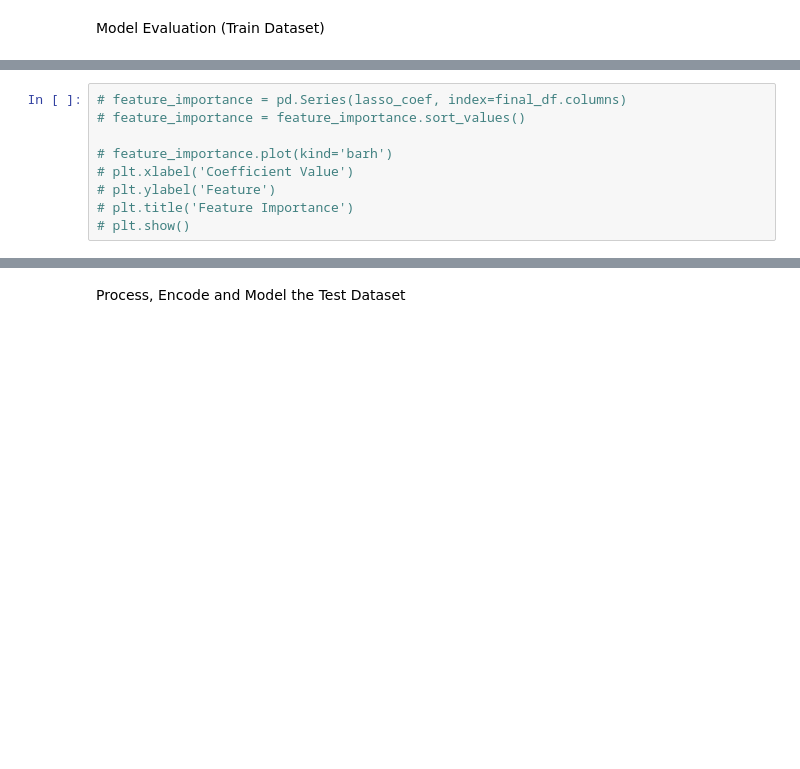
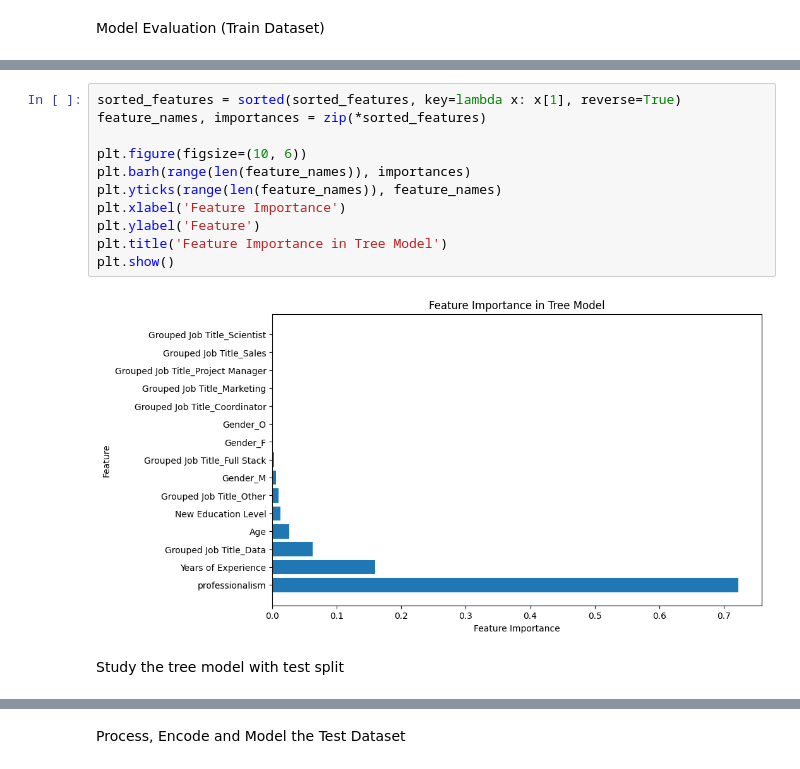
Before and after one commit to DariaTr/Regression-Project, a Jupyter notebook: Regression Project Notebook - Daria.ipynb, the cells around one changed output, grey strips where cells are left out. Saved outputs shown, nothing was run; the diff lists cells and outputs as text; blank space fills up the shorter version.

```diff
--- a/Regression Project Notebook - Daria.ipynb
+++ b/Regression Project Notebook - Daria.ipynb
@@ -541,9 +566,15 @@ Root Mean Square Error on training data: 21427.663101097292
-# %%
-# feature_importance = pd.Series(lasso_coef, index=final_df.columns)
-# feature_importance = feature_importance.sort_values()
-
-# feature_importance.plot(kind='barh')
-# plt.xlabel('Coefficient Value')
-# plt.ylabel('Feature')
-# plt.title('Feature Importance')
-# plt.show()
+# %%
+sorted_features = sorted(sorted_features, key=lambda x: x[1], reverse=True)
+feature_names, importances = zip(*sorted_features)
+
+plt.figure(figsize=(10, 6))
+plt.barh(range(len(feature_names)), importances)
+plt.yticks(range(len(feature_names)), feature_names)
+plt.xlabel('Feature Importance')
+plt.ylabel('Feature')
+plt.title('Feature Importance in Tree Model')
+plt.show()
+# %% [output]
+[figure, added]
+# %% [markdown]
+Study the tree model with test split
```
Also changed, not shown: parts of 23 cells of this notebook, 3 other files.
